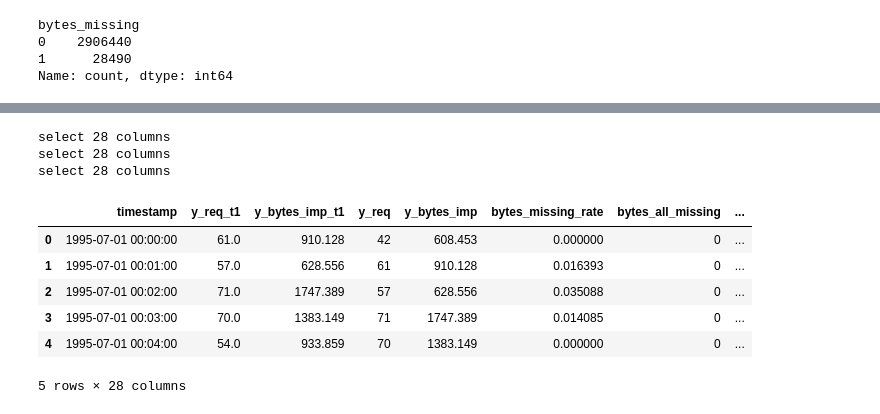
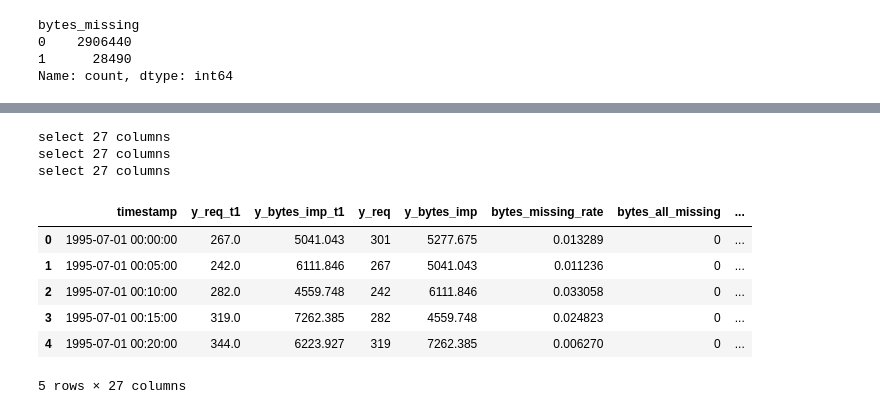
Before and after one commit to quanai06/DATAFLOW_2026_UET.EPOCH_0_AUTOSCALING_ANALYSIS, a Jupyter notebook: notebooks/aggregation_and_feature_engineering.ipynb, the cells around one changed output, grey strips where cells are left out. Drawn from its saved outputs; the diff is of its cells as text; code cells hidden in the pictures.

```diff
--- a/notebooks/aggregation_and_feature_engineering.ipynb
+++ b/notebooks/aggregation_and_feature_engineering.ipynb
@@ -162,3 +266,32 @@ df.head(5)
+# %%
+def add_bytes_imputed(df):
+    """fill NaN"""
+    df = df.copy()
+    df["bytes"] = pd.to_numeric(df["bytes"], errors="coerce")
+    df["bytes_imputed"] = df["bytes"]
+
+    # median bytes theo từng status code
+    med = df.groupby("response")["bytes"].median()
+
+    # 3xx
+    m3 = (df["response_class"] == "redirection") & df["bytes_imputed"].isna()
+    df.loc[m3, "bytes_imputed"] = 0
+
+    # 2xx -> fill median theo response
+    m2 = df["response"].between(200, 299) & df["bytes_imputed"].isna()
+    df.loc[m2, "bytes_imputed"] = df.loc[m2, "response"].map(med).fillna(0)
+
+    # 4xx -> fill median theo response
+    m4 = df["response"].between(400, 499) & df["bytes_imputed"].isna()
+    df.loc[m4, "bytes_imputed"] = df.loc[m4, "response"].map(med).fillna(0)
+
+    # 5xx
+    m5 = df["response"].between(500,599) & df["bytes_imputed"].isna()
+    df.loc[m5, "bytes_imputed"] = df.loc[m5, "response"].map(med).fillna(0)
+
+    return df
+
+df = add_bytes_imputed(df)
 # %%
 df.columns
 # %% [output]
@@ -211,7 +449,9 @@ def make_train_table(df: pd.DataFrame, freq: str) -> pd.DataFrame:
 
     out = pd.DataFrame(index=r.size().index)
 
-    # Labels
+
+
+    # bytes sum , request
     out["y_req"] = r["bytes"].size().astype("int64")
     out["y_bytes_imp"] = r["bytes_imputed"].sum()
 
@@ -231,7 +471,6 @@ def make_train_table(df: pd.DataFrame, freq: str) -> pd.DataFrame:
     out["unknown_rate"] = r["is_unknown"].mean().fillna(0.0)
 
     # URL/path
-    out["avg_url_len"] = r["requrllength"].mean()
     out["avg_path_depth"] = r["reqpathdepth"].mean()
 
     # Diversity / concentration
@@ -241,6 +480,12 @@ def make_train_table(df: pd.DataFrame, freq: str) -> pd.DataFrame:
 
     out["top_country_share"] = r["visitor_country"].apply(_top_share).fillna(0.0)
     out["endpoint_entropy"] = r["reqdirectory"].apply(_entropy).fillna(0.0)
+    # Content and behavior
+    out["ratio_heavy"] = r["is_heavy"].mean().fillna(0.0)
+    out["ratio_image"] = r["is_image"].mean().fillna(0.0)
+
+    out["ratio_get"] = r["is_get"].mean().fillna(0.0)
+    out["ratio_post"] = r["is_post"].mean().fillna(0.0)
 
     #  Time features
     out = out.reset_index()
@@ -336,7 +581,7 @@ y_bytes_imp_t1           0
 dtype: int64
 # %%
 def flag_data_gap(df):
-    df["flag_data_gap"]=df["avg_url_len"].isna().astype('int8')
+    df["flag_data_gap"]=df["avg_path_depth"].isna().astype('int8')
     return df
 df_1m=flag_data_gap(df_1m)
 df_5m=flag_data_gap(df_5m)
@@ -434,7 +659,6 @@ def select_features(df:pd.DataFrame,target_cols :List[str] =["y_req_t1","y_bytes
         "unknown_rate",
 
         # URL/Path
-        "avg_url_len",
         "avg_path_depth",
 
         # Diversity/Geo/Method
@@ -444,43 +668,43 @@ def select_features(df:pd.DataFrame,target_cols :List[str] =["y_req_t1","y_bytes
         "top_country_share",
         "endpoint_entropy",
 
         # Time features
         "hour",
         "weekday",
         "is_weekend",
         "sin_hour",
         "cos_hour",
         "sin_weekday",
         "cos_weekday",
 
         # Gap flag
         gap_flag_col,
         ]
     print(f"select {len(candidate_features)} columns")
     df=df[candidate_features]
     return df
 def preprocess(df:pd.DataFrame,):
     df=df.copy()
 
     df=create_time_features(df)
     df=select_features(df)
 
     return df
 df_1m_preprocessed=preprocess(df_1m_no_missing)
 df_5m_preprocessed=preprocess(df_5m_no_missing)
 df_15m_preprocessed=preprocess(df_15m_no_missing)
-df_1m_preprocessed.head(5)
+df_5m_preprocessed.head(5)
 # %% [output]
-select 28 columns
-select 28 columns
-select 28 columns
+select 27 columns
+select 27 columns
+select 27 columns
 |  | timestamp | y_req_t1 | y_bytes_imp_t1 | y_req | y_bytes_imp | bytes_missing_rate | bytes_all_missing | ... |
-| 0 | 1995-07-01 00:00:00 | 61.0 | 910.128 | 42 | 608.453 | 0.000000 | 0 | ... |
-| 1 | 1995-07-01 00:01:00 | 57.0 | 628.556 | 61 | 910.128 | 0.016393 | 0 | ... |
-| 2 | 1995-07-01 00:02:00 | 71.0 | 1747.389 | 57 | 628.556 | 0.035088 | 0 | ... |
-| 3 | 1995-07-01 00:03:00 | 70.0 | 1383.149 | 71 | 1747.389 | 0.014085 | 0 | ... |
-| 4 | 1995-07-01 00:04:00 | 54.0 | 933.859 | 70 | 1383.149 | 0.000000 | 0 | ... |
+| 0 | 1995-07-01 00:00:00 | 267.0 | 5041.043 | 301 | 5277.675 | 0.013289 | 0 | ... |
+| 1 | 1995-07-01 00:05:00 | 242.0 | 6111.846 | 267 | 5041.043 | 0.011236 | 0 | ... |
+| 2 | 1995-07-01 00:10:00 | 282.0 | 4559.748 | 242 | 6111.846 | 0.033058 | 0 | ... |
+| 3 | 1995-07-01 00:15:00 | 319.0 | 7262.385 | 282 | 4559.748 | 0.024823 | 0 | ... |
+| 4 | 1995-07-01 00:20:00 | 344.0 | 6223.927 | 319 | 7262.385 | 0.006270 | 0 | ... |
-5 rows × 28 columns
+5 rows × 27 columns
 # %%
 df_1m_preprocessed.columns
 # %% [output]
```
Also changed, not shown: parts of 25 cells of this notebook.
